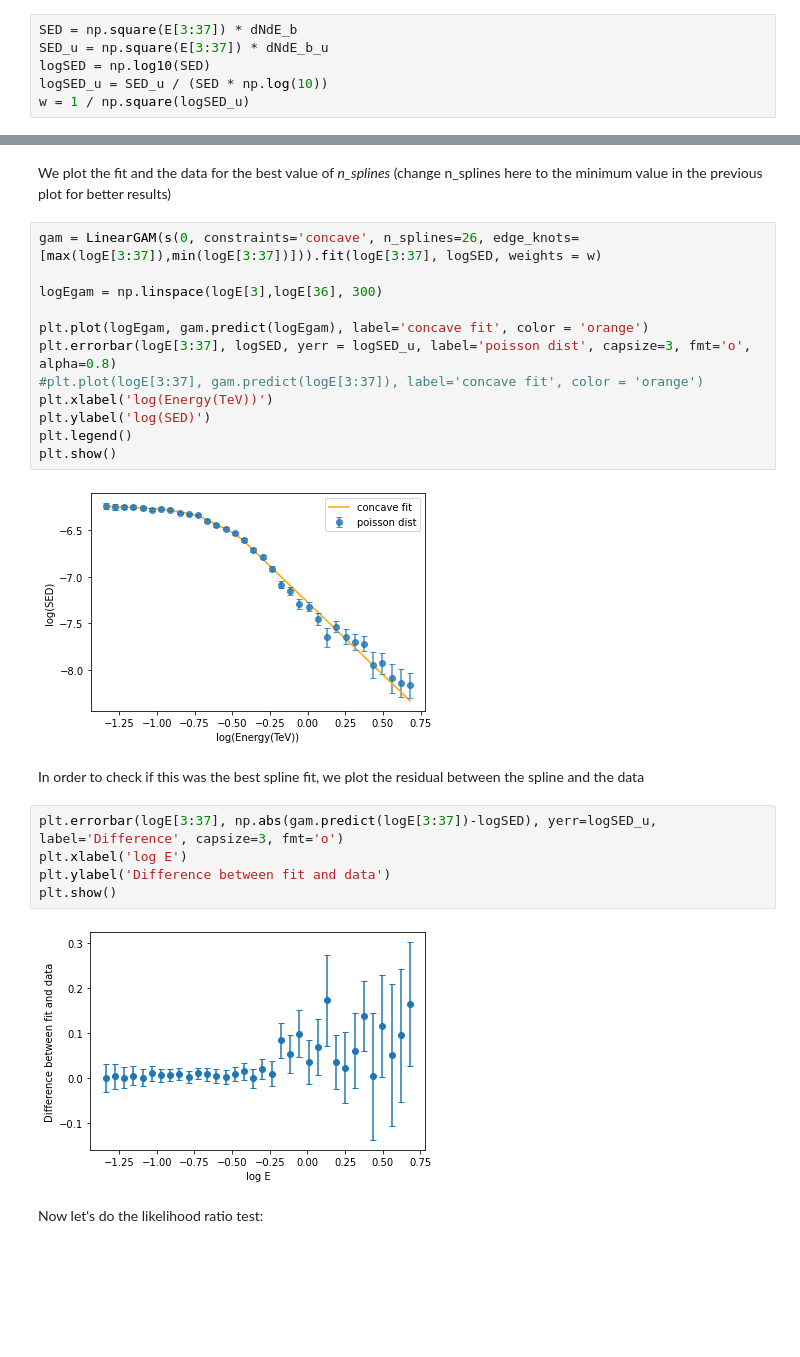
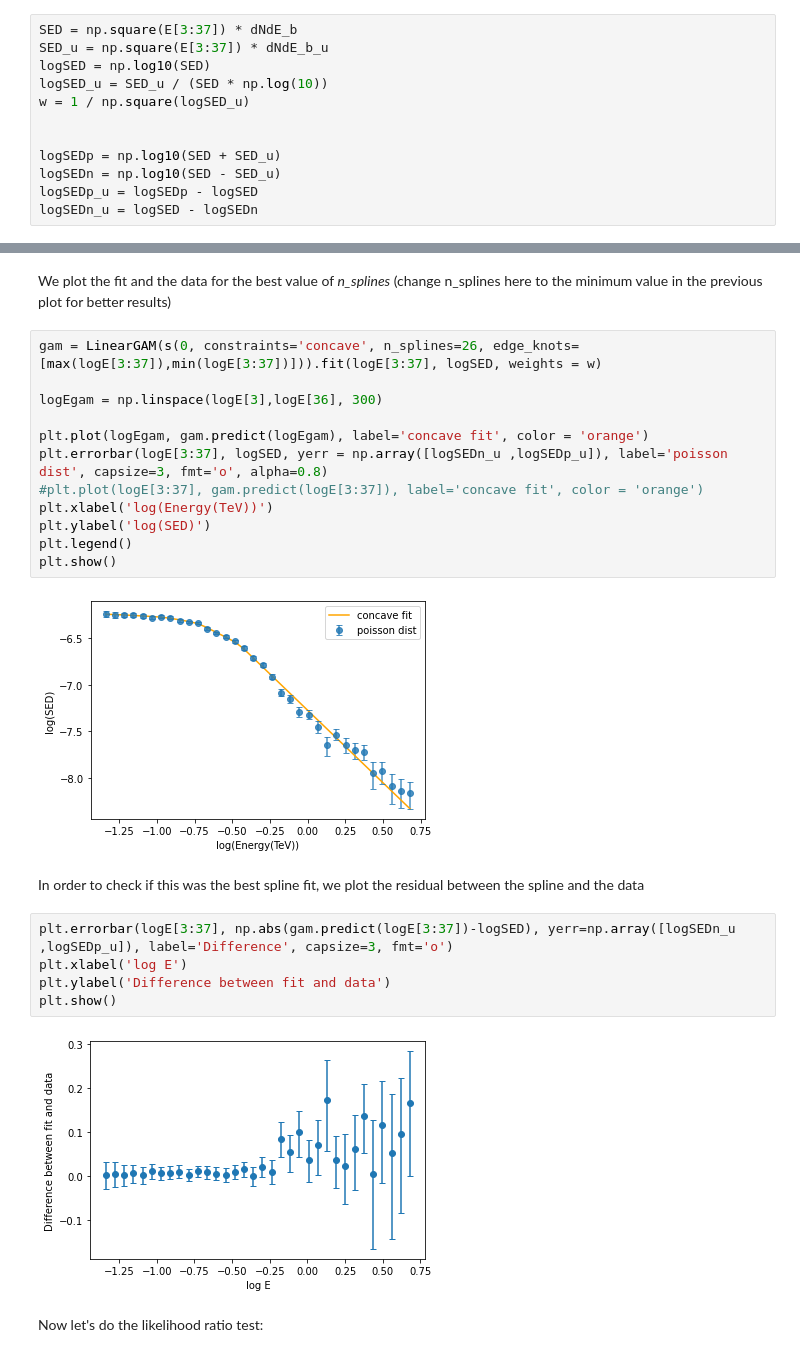
Before and after one commit to R-Grau/EBLpy, a Jupyter notebook: Aeff_bkg_spline.ipynb, the cells around one changed output, grey strips where cells are left out. Drawn from its saved outputs; the diff is of its cells as text; blank space fills up the shorter version.

Commit message:
Add assymetric uncertainties to the log plots

```diff
--- a/Aeff_bkg_spline.ipynb
+++ b/Aeff_bkg_spline.ipynb
@@ -321,6 +321,12 @@ SED_u = np.square(E[3:37]) * dNdE_b_u
 logSED = np.log10(SED)
 logSED_u = SED_u / (SED * np.log(10))
 w = 1 / np.square(logSED_u)
+
+
+logSEDp = np.log10(SED + SED_u)
+logSEDn = np.log10(SED - SED_u)
+logSEDp_u = logSEDp - logSED
+logSEDn_u = logSED - logSEDn
 # %% [markdown]
 And then we plot the log SED
 # %%
@@ -357,23 +363,23 @@ gam = LinearGAM(s(0, constraints='concave', n_splines=26, edge_knots=[max(logE[3
 logEgam = np.linspace(logE[3],logE[36], 300)
 
 plt.plot(logEgam, gam.predict(logEgam), label='concave fit', color = 'orange')
-plt.errorbar(logE[3:37], logSED, yerr = logSED_u, label='poisson dist', capsize=3, fmt='o', alpha=0.8)
+plt.errorbar(logE[3:37], logSED, yerr = np.array([logSEDn_u ,logSEDp_u]), label='poisson dist', capsize=3, fmt='o', alpha=0.8)
 #plt.plot(logE[3:37], gam.predict(logE[3:37]), label='concave fit', color = 'orange')
 plt.xlabel('log(Energy(TeV))')
 plt.ylabel('log(SED)')
 plt.legend()
 plt.show()
 # %% [output]
-[figure, old version]
+[figure, new version]
 # %% [markdown]
 In order to check if this was the best spline fit, we plot the residual between the spline and the data
 # %%
-plt.errorbar(logE[3:37], np.abs(gam.predict(logE[3:37])-logSED), yerr=logSED_u, label='Difference', capsize=3, fmt='o')
+plt.errorbar(logE[3:37], np.abs(gam.predict(logE[3:37])-logSED), yerr=np.array([logSEDn_u ,logSEDp_u]), label='Difference', capsize=3, fmt='o')
 plt.xlabel('log E')
 plt.ylabel('Difference between fit and data')
 plt.show()
 # %% [output]
-[figure, old version]
+[figure, new version]
 # %% [markdown]
 Now let's do the likelihood ratio test:
 # %%
```
Also changed, not shown: parts of 2 cells of this notebook.
